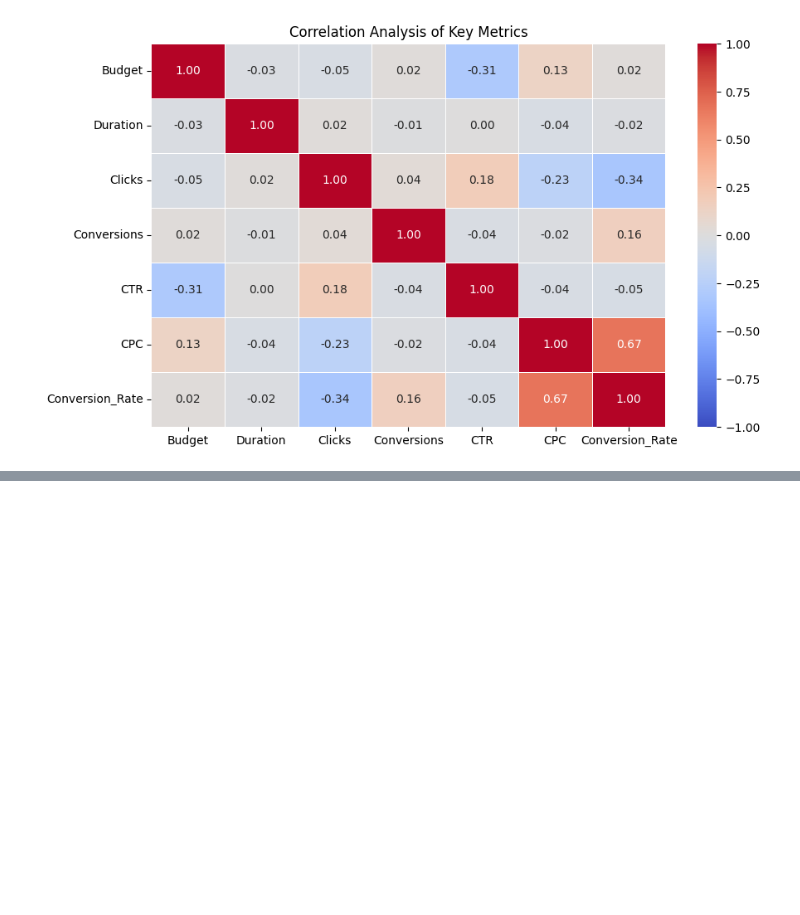
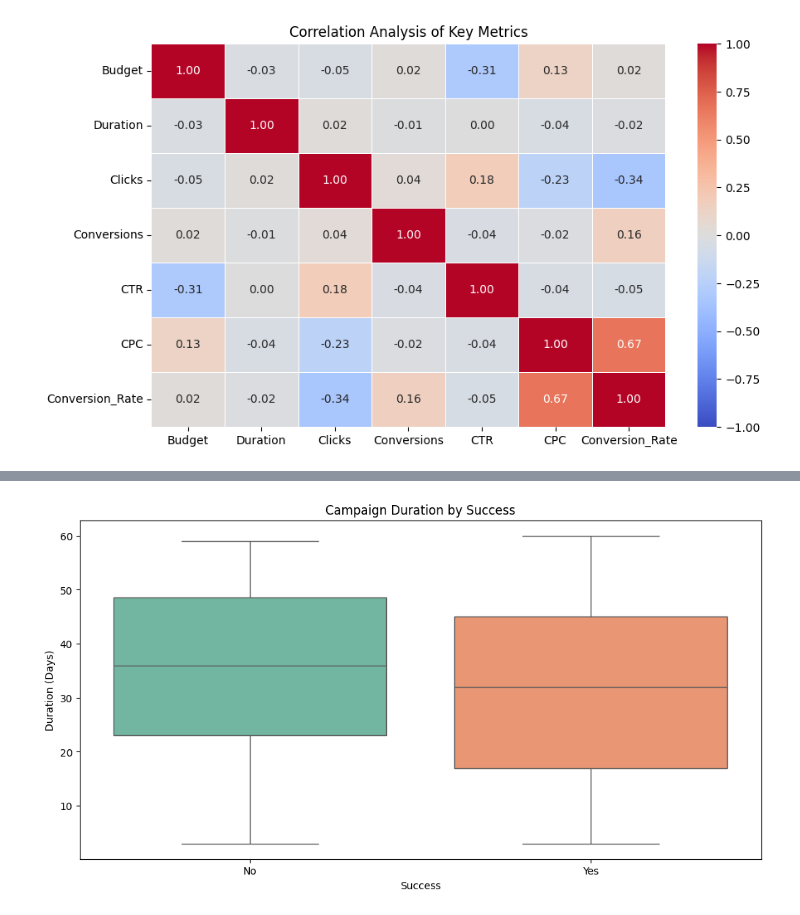
Before and after one commit to G-Bielokozowicz/Advertising-Campaign-Performance-Analysis, a Jupyter notebook: main.ipynb, the cells around one changed output, grey strips where cells are left out. Cells and saved outputs as stored; diff of their text form; code cells hidden in the pictures; blank space fills up the shorter version.

```diff
--- a/main.ipynb
+++ b/main.ipynb
@@ -459,0 +490,18 @@ plt.show()
+# %%
+plt.figure(figsize=(12,6))
+
+sns.boxplot(
+    data=df,
+    x="Success",
+    y="Duration",
+    palette="Set2",
+    hue='Success',
+    legend=False
+    )
+plt.title("Campaign Duration by Success")
+plt.xlabel("Success")
+plt.ylabel("Duration (Days)")
+plt.xticks([0,1], ['No', 'Yes'])
+plt.show()
+# %% [output]
+[figure, added]
```
Also changed, not shown: parts of 5 cells of this notebook.
